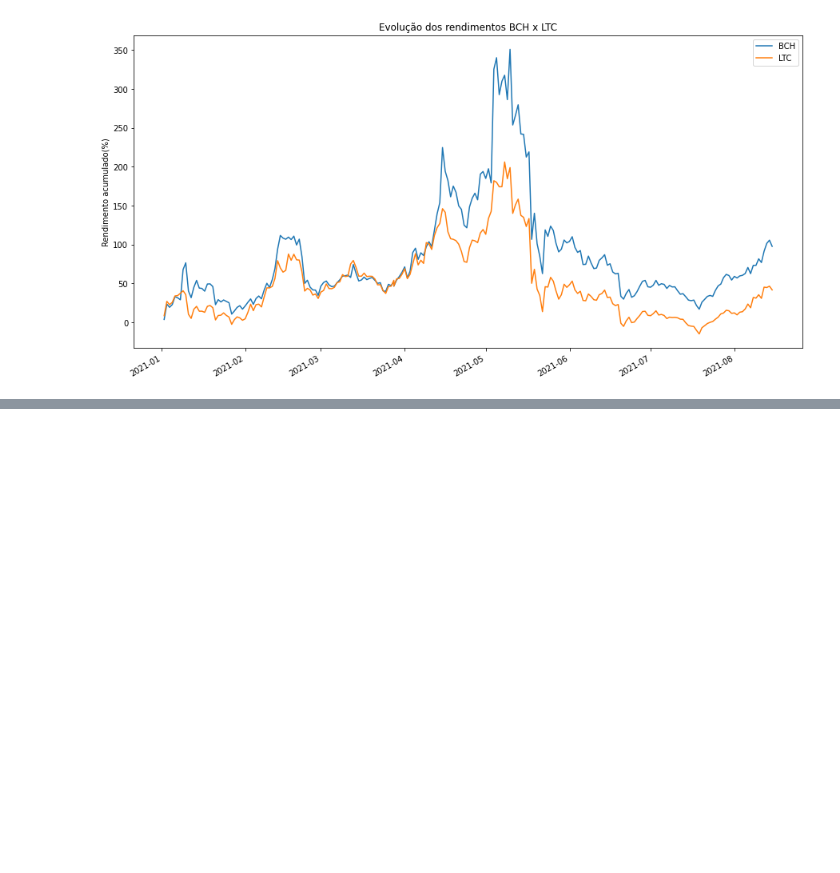
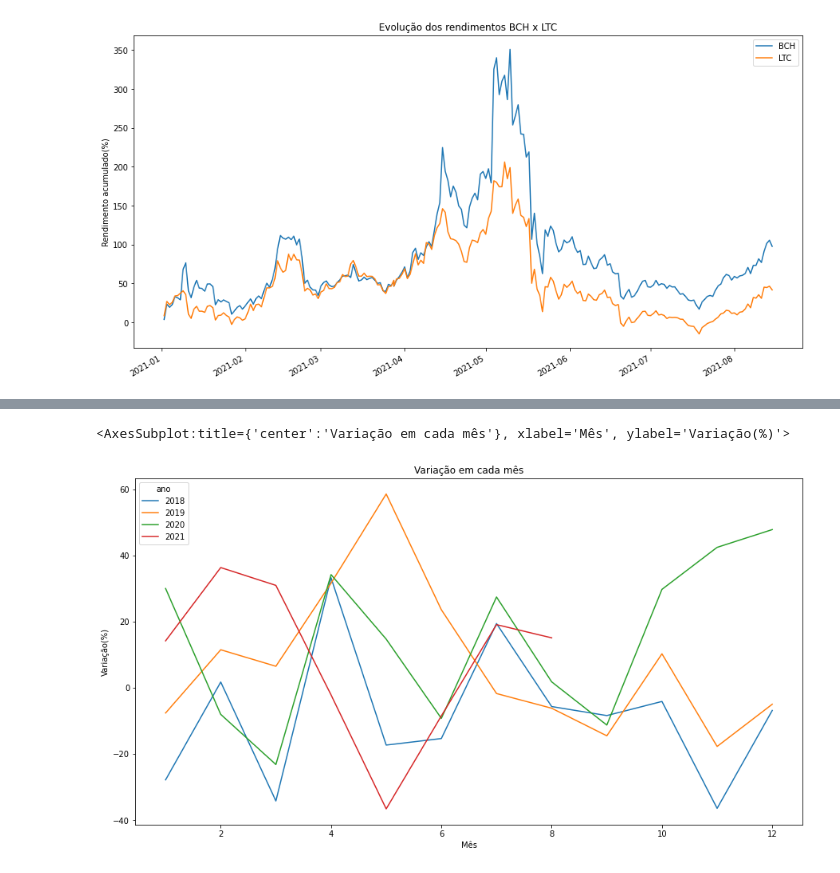
Before and after one commit to lamartinet/cripto, a Jupyter notebook: portfolio/src/correlacoes.ipynb, the cells around one changed output, grey strips where cells are left out. Cells and saved outputs as stored; diff of their text form; code cells hidden in the pictures; blank space fills up the shorter version.

```diff
--- a/portfolio/src/correlacoes.ipynb
+++ b/portfolio/src/correlacoes.ipynb
@@ -13,6 +13,10 @@ def carregar_dados():
 
     return precos
 
+def carregar_precos_btc():
+    precos = pd.read_csv("../dados/btc-2018.csv", index_col=0, parse_dates=True)
+    return precos
+
 def calcular_rendimento_acumulado():
     return ((precos.pct_change() + 1).cumprod() - 1) * 100
 # %%
@@ -96,0 +92,12 @@ rendimento[['BCH', 'LTC']].plot(title='Evolução dos rendimentos BCH x LTC', xl
+# %%
+precosBtc = carregar_precos_btc()
+variacao_mensal = precosBtc.resample('M').agg( lambda x: x[-1] )
+variacao_mensal = variacao_mensal.pct_change()[1:]
+variacao_mensal = variacao_mensal * 100
+# %%
+variacao_mensal['ano'] = variacao_mensal.index.year
+variacao_mensal['mes'] = variacao_mensal.index.month
+variacao_mensal.set_index(['ano', 'mes'], inplace=True)
+variacao_mensal = variacao_mensal.unstack(level='ano')
+variacao_mensal.columns = variacao_mensal.columns.droplevel(0)
+variacao_mensal['media'] = variacao_mensal.mean(axis=1)
@@ -96,0 +121,5 @@ rendimento[['BCH', 'LTC']].plot(title='Evolução dos rendimentos BCH x LTC', xl
+# %%
+variacao_mensal[[2018, 2019, 2020, 2021]].plot(title='Variação em cada mês', xlabel='Mês', ylabel='Variação(%)', figsize=(15,8))
+# %% [output]
+<AxesSubplot:title={'center':'Variação em cada mês'}, xlabel='Mês', ylabel='Variação(%)'>
+[figure, added]
```
Also changed, not shown: parts of 3 cells of this notebook, 3 other files.
